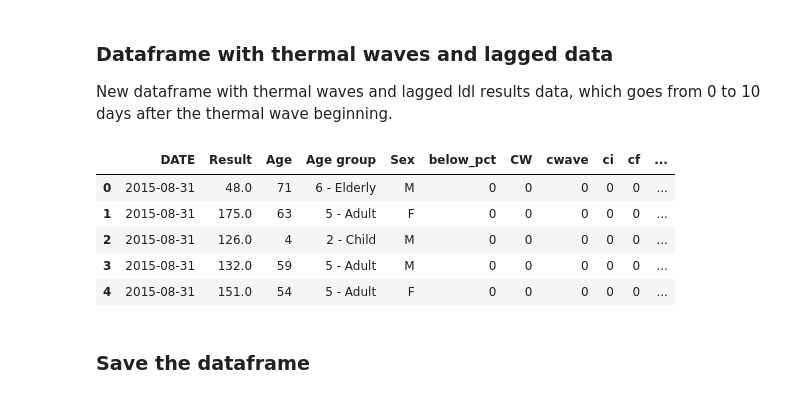
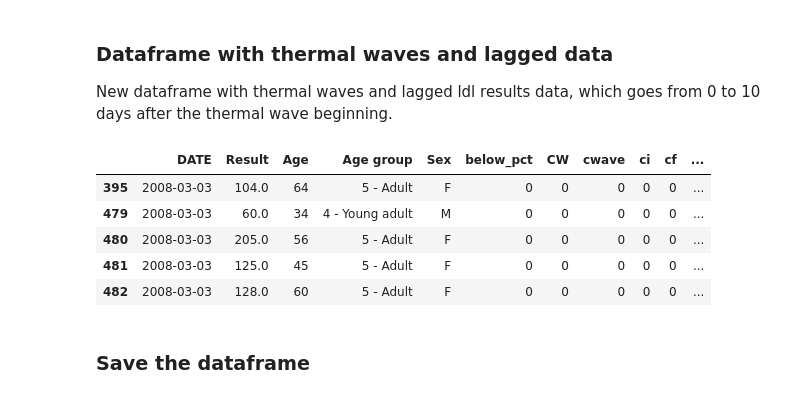
Before and after one commit to climate-and-health-datasci-Unicamp/ldl-cholesterol-climate-analysis, a Jupyter notebook: notebooks/02_LDL_lag_transformation.ipynb, the cells around one changed output. Cells and saved outputs as stored; diff of their text form; code cells hidden in the pictures.

```diff
--- a/notebooks/02_LDL_lag_transformation.ipynb
+++ b/notebooks/02_LDL_lag_transformation.ipynb
@@ -260,39 +260,39 @@ New dataframe with thermal waves and lagged ldl results data, which goes from  0
 #-------------------------------------------------------------------#
 #                 Dataframe with termal waves and lag               #
 #-------------------------------------------------------------------#
 #   function lag for dates
 #   pandas.Index.shift
 #https://pandas.pydata.org/pandas-docs/stable/reference/api/pandas.Index.shift.html
 
 df_shift = df3
 df_shift = df_shift.set_index('DATE') #date column as index
 dates = pd.DataFrame(df.DATE) #dataframe with LDL exam results dates
 dates = dates.set_index('DATE') #date column as index
 
 for lag in range(0,-11,-1):
     name = lag*(-1)
     dates = dates.shift(lag,freq='D') #dates with lag for the date dataframe
 
 # Verify if the date of ldl exam (dates.index) was the beginning of
 # a thermal wave (c_1['DATE'])
 # 1 if yes, 0 otherwise
 
     df_shift['bool'] = np.isin(dates.index,c_1['DATE'])
     df_shift[f'CI_lag{name}'] = np.where(df_shift['bool']==True,1,0)
     df_shift['bool'] = np.isin(dates.index,h_1['DATE'])
     df_shift[f'HI_lag{name}'] = np.where(df_shift['bool']==True,1,0)
     dates = pd.DataFrame(df3.DATE)
     dates = dates.set_index('DATE')
 
 df_shift = df_shift.reset_index()
-df_shift.head()
+df_shift.sort_values(by='DATE').head()
 # %% [output]
 |  | DATE | Result | Age | Age group | Sex | below_pct | CW | cwave | ci | cf | ... |
-| 0 | 2015-08-31 | 48.0 | 71 | 6 - Elderly | M | 0 | 0 | 0 | 0 | 0 | ... |
-| 1 | 2015-08-31 | 175.0 | 63 | 5 - Adult | F | 0 | 0 | 0 | 0 | 0 | ... |
-| 2 | 2015-08-31 | 126.0 | 4 | 2 - Child | M | 0 | 0 | 0 | 0 | 0 | ... |
-| 3 | 2015-08-31 | 132.0 | 59 | 5 - Adult | M | 0 | 0 | 0 | 0 | 0 | ... |
-| 4 | 2015-08-31 | 151.0 | 54 | 5 - Adult | F | 0 | 0 | 0 | 0 | 0 | ... |
+| 395 | 2008-03-03 | 104.0 | 64 | 5 - Adult | F | 0 | 0 | 0 | 0 | 0 | ... |
+| 479 | 2008-03-03 | 60.0 | 34 | 4 - Young adult | M | 0 | 0 | 0 | 0 | 0 | ... |
+| 480 | 2008-03-03 | 205.0 | 56 | 5 - Adult | F | 0 | 0 | 0 | 0 | 0 | ... |
+| 481 | 2008-03-03 | 125.0 | 45 | 5 - Adult | F | 0 | 0 | 0 | 0 | 0 | ... |
+| 482 | 2008-03-03 | 128.0 | 60 | 5 - Adult | F | 0 | 0 | 0 | 0 | 0 | ... |
 # %% [markdown]
 ### Save the dataframe
 # %%
```
Also changed, not shown: parts of 5 cells of this notebook.
